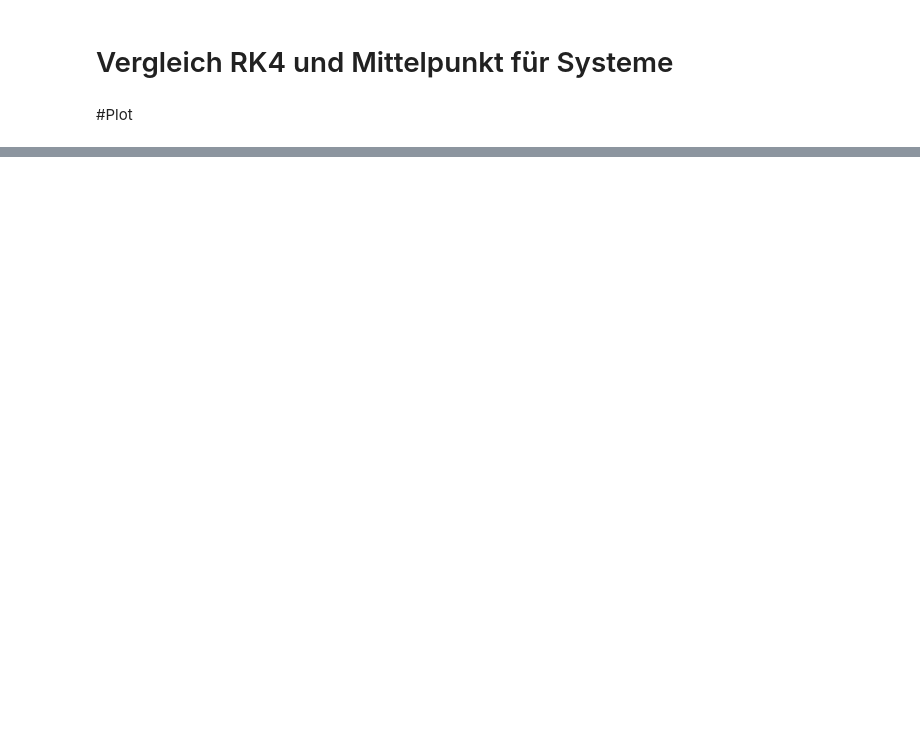
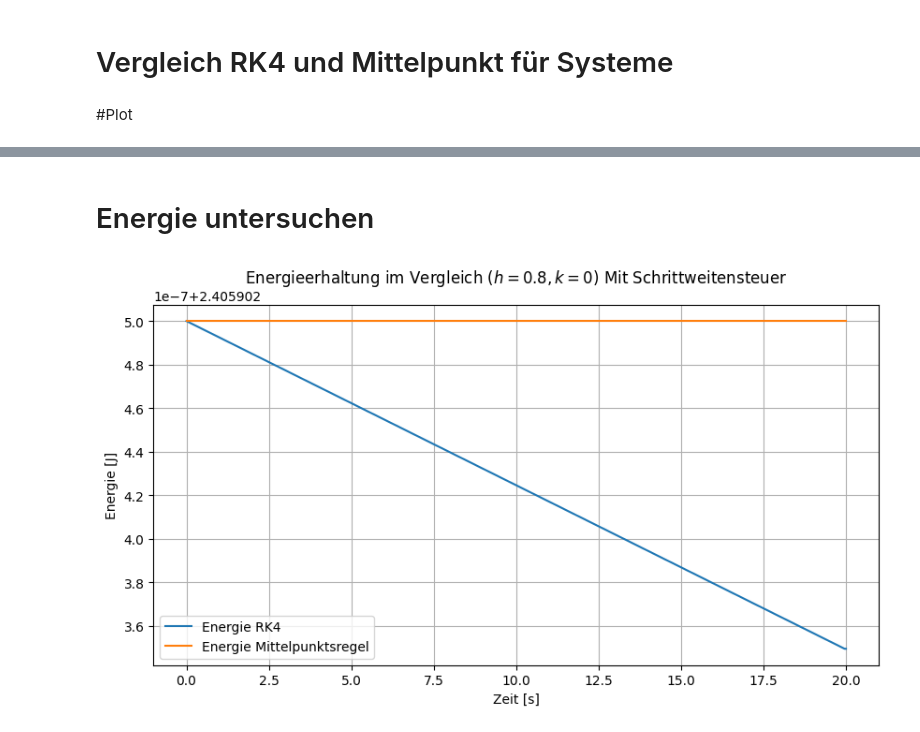
Before and after one commit to BieriCyril/ZHAW_STt_NUM1, a Jupyter notebook: NUM1_Praktikum_W12.ipynb, the cells around one changed output, grey strips where cells are left out. Drawn from its saved outputs; the diff is of its cells as text; code cells hidden in the pictures; blank space fills up the shorter version.

Commit message:
energieerhaltung done

```diff
--- a/NUM1_Praktikum_W12.ipynb
+++ b/NUM1_Praktikum_W12.ipynb
@@ -258,0 +289,44 @@ plt.show()
+# %% [markdown]
+# Energie untersuchen
+# %%
+# aus aufgabenstellung einige sachen null setzen
+k = 0
+v0 = 0
+h = 0.8
+
+def berechne_energie(y_ergebnisse, ks, m, g):
+    #Spalte 0 = Ort, Spalte 1 = Geschwindigkeit.
+    x = y_ergebnisse[:, 0]
+    v = y_ergebnisse[:, 1]
+    # Aus auufgabenstellung
+    E = 0.5 * ks * (x - (m * g / ks))**2 + 0.5 * m * v**2
+    return E
+
+
+# Spalte 0: Ort x(t)
+# Spalte 1: Geschwindigkeit v(t)
+t_MP_I, MP_I_y_ergebnisse = Mittelpunktsregel_Impl_Systems(FederSystem, Jaccobi_FederSystem, t_start, y0, t_end, h)
+ort_MP_I = MP_I_y_ergebnisse[:, 0]
+geschwindigkeit = MP_I_y_ergebnisse[:, 1]
+
+
+t_RK4, RK4_y_ergebnisse = RK4_Schrittweitensteuerung_Systems(FederSystem, t_start, y0, t_end, tol=1e-5)
+ort_RK4 = RK4_y_ergebnisse[:, 0]
+geschwindigkeit = RK4_y_ergebnisse[:, 1]
+
+
+#mit ergebnissen der funktionen von oben
+E_rk = berechne_energie(RK4_y_ergebnisse, ks, m, g)
+E_mp = berechne_energie(MP_I_y_ergebnisse, ks, m, g)
+
+plt.figure(figsize=(10, 5))
+plt.plot(t_RK4, E_rk, label="Energie RK4")
+plt.plot(t_MP_I, E_mp, label="Energie Mittelpunktsregel")
+plt.title("Energieerhaltung im Vergleich ($h=0.8, k=0$) Mit Schrittweitensteuerung")
+plt.ylabel("Energie [J]")
+plt.xlabel("Zeit [s]")
+plt.legend()
+plt.grid(True)
+plt.show()
+# %% [output]
+[figure, added]
```
Also changed, not shown: parts of 6 cells of this notebook.
